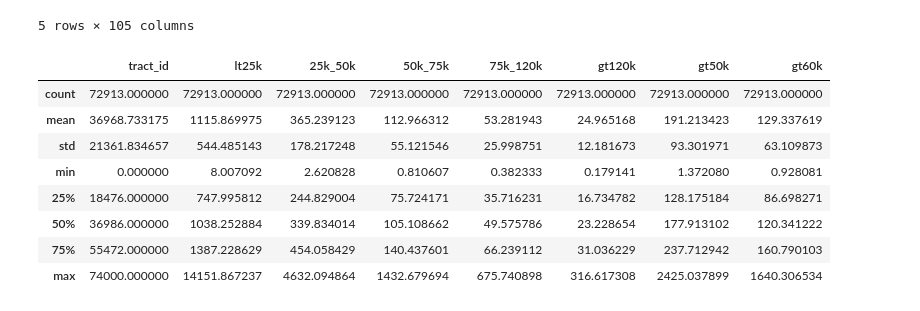
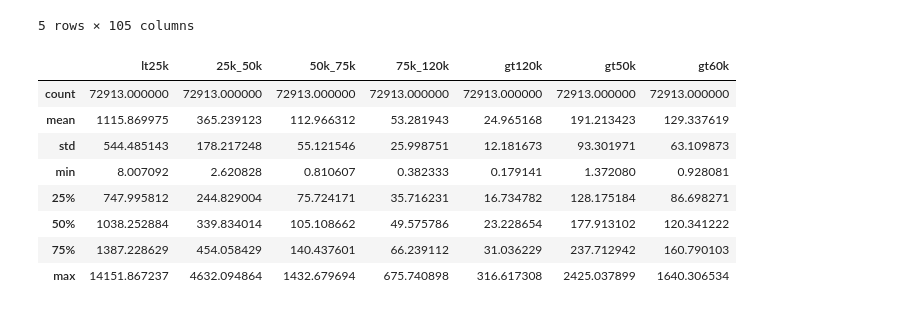
Before and after one commit to metatab-packages/civicknowledge.com-income_dist-tract, a Jupyter notebook: notebooks/Extract.ipynb, the cells around one changed output. Saved outputs shown, nothing was run; the diff lists cells and outputs as text; code cells hidden in the pictures.

```diff
--- a/notebooks/Extract.ipynb
+++ b/notebooks/Extract.ipynb
@@ -165,23 +165,23 @@ tracts = tracts[['geoid','tract_id']]
 tract_income_dist = tracts.merge(t)#.drop(columns=['medinc','households'])
 tract_income_dist.head()
 # %%
-income_ranges = tract_income_dist[['tract_id']].copy()
+income_ranges = tract_income_dist[['geoid']].copy()
 income_ranges['lt25k'] = tract_income_dist.loc[:,-5_000:20_000].sum(axis=1)
 income_ranges['25k_50k'] = tract_income_dist.loc[:,25_000:45_000].sum(axis=1)
 income_ranges['50k_75k'] = tract_income_dist.loc[:,50_000:70_000].sum(axis=1)
 income_ranges['75k_120k'] = tract_income_dist.loc[:,75_000:115_000].sum(axis=1)
 income_ranges['gt120k'] = tract_income_dist.loc[:,120_000:].sum(axis=1)
 income_ranges['gt50k'] = tract_income_dist.loc[:,50_000:].sum(axis=1)
 income_ranges['gt60k'] = tract_income_dist.loc[:,60_000:].sum(axis=1)
 income_quartiles = income_ranges
 income_quartiles.describe()
 # %% [output]
-|  | tract_id | lt25k | 25k_50k | 50k_75k | 75k_120k | gt120k | gt50k | gt60k |
-| count | 72913.000000 | 72913.000000 | 72913.000000 | 72913.000000 | 72913.000000 | 72913.000000 | 72913.000000 | 72913.000000 |
-| mean | 36968.733175 | 1115.869975 | 365.239123 | 112.966312 | 53.281943 | 24.965168 | 191.213423 | 129.337619 |
-| std | 21361.834657 | 544.485143 | 178.217248 | 55.121546 | 25.998751 | 12.181673 | 93.301971 | 63.109873 |
-| min | 0.000000 | 8.007092 | 2.620828 | 0.810607 | 0.382333 | 0.179141 | 1.372080 | 0.928081 |
-| 25% | 18476.000000 | 747.995812 | 244.829004 | 75.724171 | 35.716231 | 16.734782 | 128.175184 | 86.698271 |
-| 50% | 36986.000000 | 1038.252884 | 339.834014 | 105.108662 | 49.575786 | 23.228654 | 177.913102 | 120.341222 |
-| 75% | 55472.000000 | 1387.228629 | 454.058429 | 140.437601 | 66.239112 | 31.036229 | 237.712942 | 160.790103 |
-| max | 74000.000000 | 14151.867237 | 4632.094864 | 1432.679694 | 675.740898 | 316.617308 | 2425.037899 | 1640.306534 |
+|  | lt25k | 25k_50k | 50k_75k | 75k_120k | gt120k | gt50k | gt60k |
+| count | 72913.000000 | 72913.000000 | 72913.000000 | 72913.000000 | 72913.000000 | 72913.000000 | 72913.000000 |
+| mean | 1115.869975 | 365.239123 | 112.966312 | 53.281943 | 24.965168 | 191.213423 | 129.337619 |
+| std | 544.485143 | 178.217248 | 55.121546 | 25.998751 | 12.181673 | 93.301971 | 63.109873 |
+| min | 8.007092 | 2.620828 | 0.810607 | 0.382333 | 0.179141 | 1.372080 | 0.928081 |
+| 25% | 747.995812 | 244.829004 | 75.724171 | 35.716231 | 16.734782 | 128.175184 | 86.698271 |
+| 50% | 1038.252884 | 339.834014 | 105.108662 | 49.575786 | 23.228654 | 177.913102 | 120.341222 |
+| 75% | 1387.228629 | 454.058429 | 140.437601 | 66.239112 | 31.036229 | 237.712942 | 160.790103 |
+| max | 14151.867237 | 4632.094864 | 1432.679694 | 675.740898 | 316.617308 | 2425.037899 | 1640.306534 |
```
Also changed, not shown: parts of 1 cell of this notebook, 1 other file.
